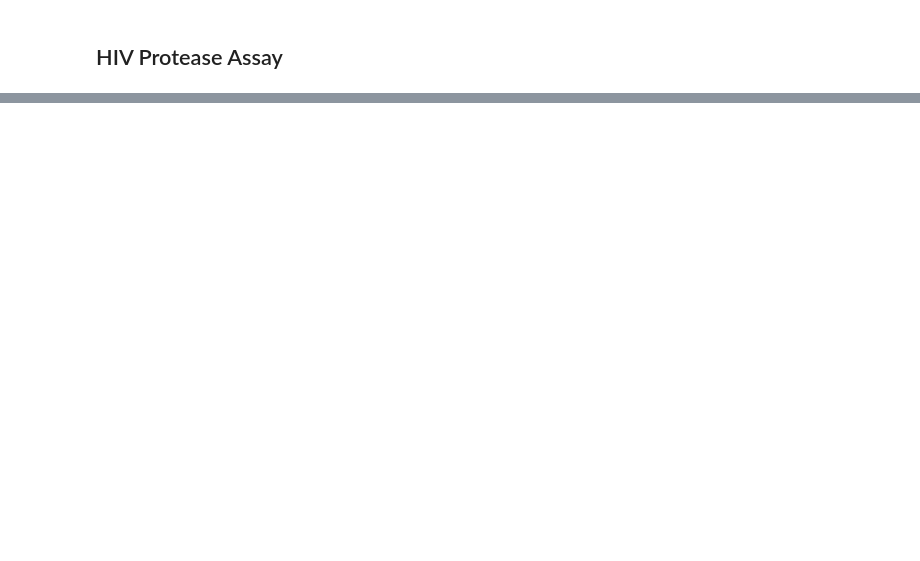
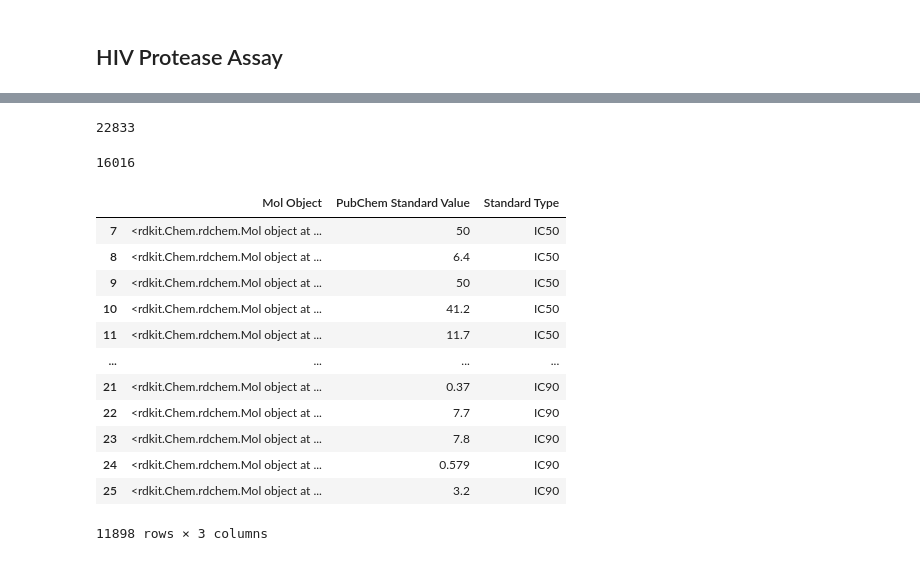
Before and after one commit to tmacdou4/2019-nCov, a Jupyter notebook: notebooks/Dataset_Loading_2.ipynb, the cells around one changed output, grey strips where cells are left out. Cells and saved outputs as stored; diff of their text form; code cells hidden in the pictures; blank space fills up the shorter version.

```diff
--- a/notebooks/Dataset_Loading_2.ipynb
+++ b/notebooks/Dataset_Loading_2.ipynb
@@ -87,0 +579,42 @@ for i, AID in zip(range(len(AIDs)), AIDs):
+# %%
+counter = 0
+for a in ["sars", "mers", "ns3", "hiv"]:
+    for i in range(len(assays[a])):
+        counter += (len(assays[a][i])-3)
+print(counter)
+# %% [output]
+22833
+# %%
+all_dfs = []
+for a in ["sars", "mers", "ns3", "hiv"]:
+    for i in range(len(assays[a])):
+        if assays[a][i][["Standard Type"]].values[-1][0] in {"IC50", "Ki", "Kd", "IC90"}:
+            all_dfs.append(assays[a][i])
+# %%
+counter = 0
+for i in range(len(all_dfs)):
+    counter += (len(all_dfs[i])-3)
+print(counter)
+# %% [output]
+16016
+# %%
+for i in range(len(all_dfs)):
+    all_dfs[i] = all_dfs[i].iloc[4:]
+# %%
+final_df = pd.concat(all_dfs)
+# %%
+final_df
+# %% [output]
+|  | Mol Object | PubChem Standard Value | Standard Type |
+| 7 | <rdkit.Chem.rdchem.Mol object at ... | 50 | IC50 |
+| 8 | <rdkit.Chem.rdchem.Mol object at ... | 6.4 | IC50 |
+| 9 | <rdkit.Chem.rdchem.Mol object at ... | 50 | IC50 |
+| 10 | <rdkit.Chem.rdchem.Mol object at ... | 41.2 | IC50 |
+| 11 | <rdkit.Chem.rdchem.Mol object at ... | 11.7 | IC50 |
+| ... | ... | ... | ... |
+| 21 | <rdkit.Chem.rdchem.Mol object at ... | 0.37 | IC90 |
+| 22 | <rdkit.Chem.rdchem.Mol object at ... | 7.7 | IC90 |
+| 23 | <rdkit.Chem.rdchem.Mol object at ... | 7.8 | IC90 |
+| 24 | <rdkit.Chem.rdchem.Mol object at ... | 0.579 | IC90 |
+| 25 | <rdkit.Chem.rdchem.Mol object at ... | 3.2 | IC90 |
+11898 rows × 3 columns
```
Also changed, not shown: parts of 40 cells of this notebook, 1 other file.
